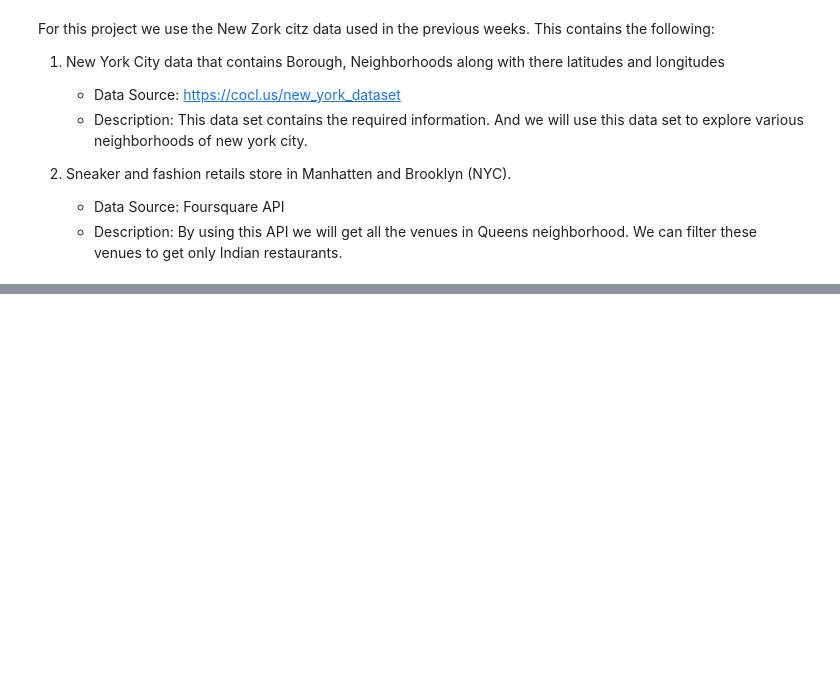
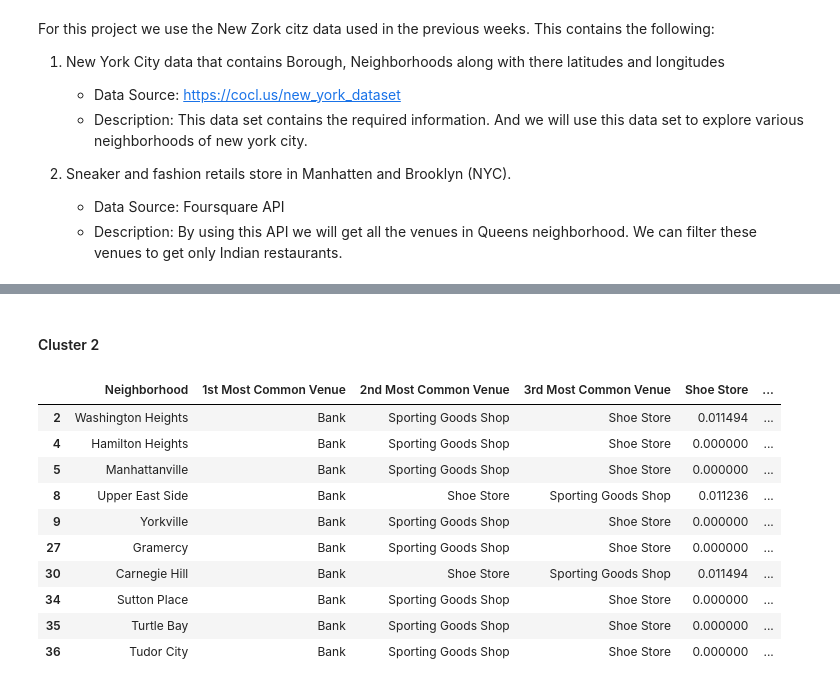
Before and after one commit to dsforecast/capstone, a Jupyter notebook: SneakerStoresNYC.ipynb, the cells around one changed output, grey strips where cells are left out. Saved outputs shown, nothing was run; the diff lists cells and outputs as text; code cells hidden in the pictures; blank space fills up the shorter version.

```diff
--- a/SneakerStoresNYC.ipynb
+++ b/SneakerStoresNYC.ipynb
@@ -20,0 +391,16 @@ For this project we use the New Zork citz data used in the previous weeks. This
+# %% [markdown]
+#### Cluster 2
+# %%
+manhattan_merged.loc[manhattan_merged['Cluster Labels'] == 2, manhattan_merged.columns[[1] + list(range(5, manhattan_merged.shape[1]))]]
+# %% [output]
+|  | Neighborhood | 1st Most Common Venue | 2nd Most Common Venue | 3rd Most Common Venue | Shoe Store | ... |
+| 2 | Washington Heights | Bank | Sporting Goods Shop | Shoe Store | 0.011494 | ... |
+| 4 | Hamilton Heights | Bank | Sporting Goods Shop | Shoe Store | 0.000000 | ... |
+| 5 | Manhattanville | Bank | Sporting Goods Shop | Shoe Store | 0.000000 | ... |
+| 8 | Upper East Side | Bank | Shoe Store | Sporting Goods Shop | 0.011236 | ... |
+| 9 | Yorkville | Bank | Sporting Goods Shop | Shoe Store | 0.000000 | ... |
+| 27 | Gramercy | Bank | Sporting Goods Shop | Shoe Store | 0.000000 | ... |
+| 30 | Carnegie Hill | Bank | Shoe Store | Sporting Goods Shop | 0.011494 | ... |
+| 34 | Sutton Place | Bank | Sporting Goods Shop | Shoe Store | 0.000000 | ... |
+| 35 | Turtle Bay | Bank | Sporting Goods Shop | Shoe Store | 0.000000 | ... |
+| 36 | Tudor City | Bank | Sporting Goods Shop | Shoe Store | 0.000000 | ... |
```
Also changed, not shown: parts of 42 cells of this notebook.
